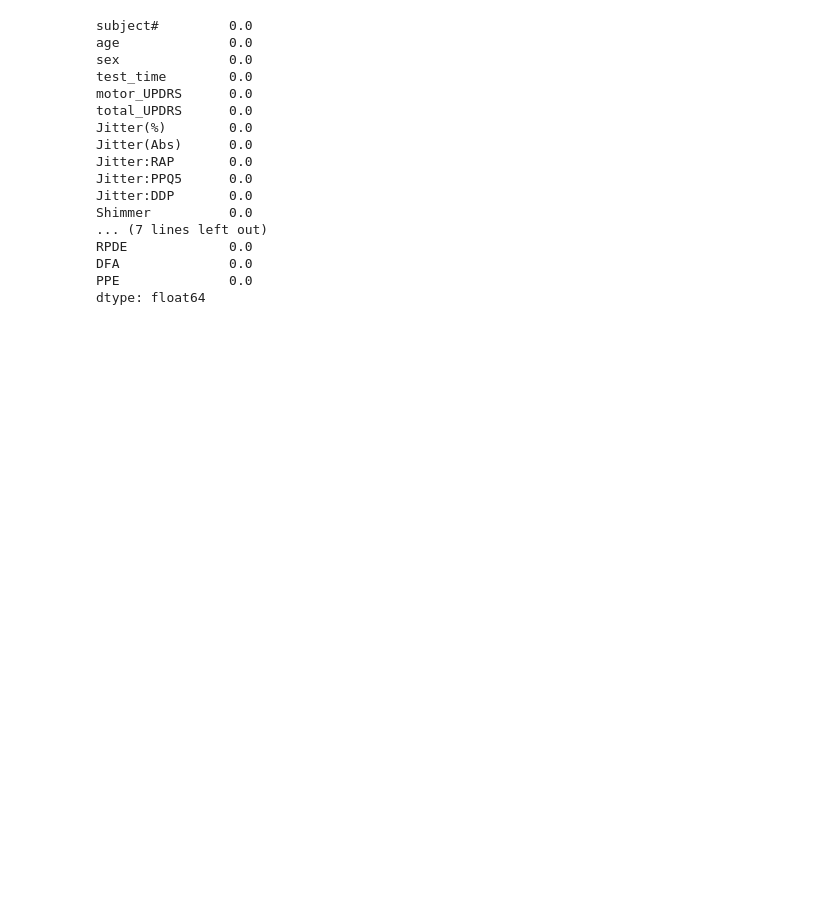
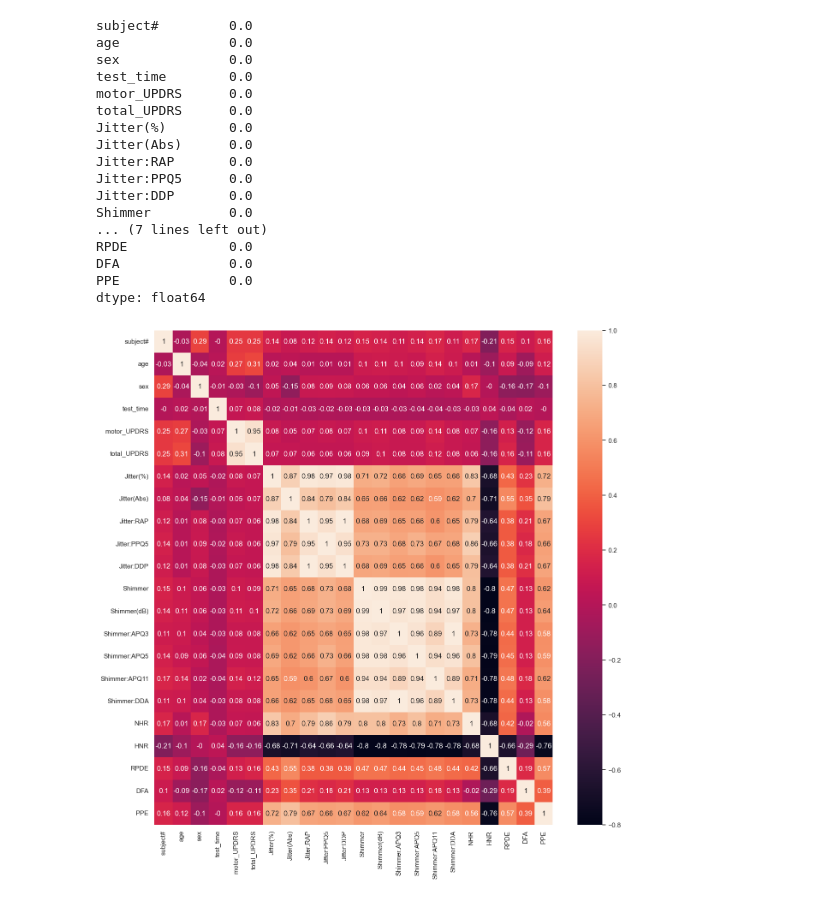
Before and after one commit to ana-vela7/MLOPs, a Jupyter notebook: manipulacion_datos.ipynb, the cells around one changed output. Saved outputs shown, nothing was run; the diff lists cells and outputs as text; code cells hidden in the pictures; blank space fills up the shorter version.

Commit message:
correlacion y pca

```diff
--- a/manipulacion_datos.ipynb
+++ b/manipulacion_datos.ipynb
@@ -74,3 +79,10 @@ RPDE             0.0
 DFA              0.0
 PPE              0.0
 dtype: float64
+# %%
+#Correlacion entre variables
+sns.set(rc={'figure.figsize':(15,15)})
+sns.heatmap(round(df.corr(method='pearson', numeric_only=True),2), annot = True)
+plt.show()
+# %% [output]
+[figure, added]
```
Also changed, not shown: parts of 7 cells of this notebook.
